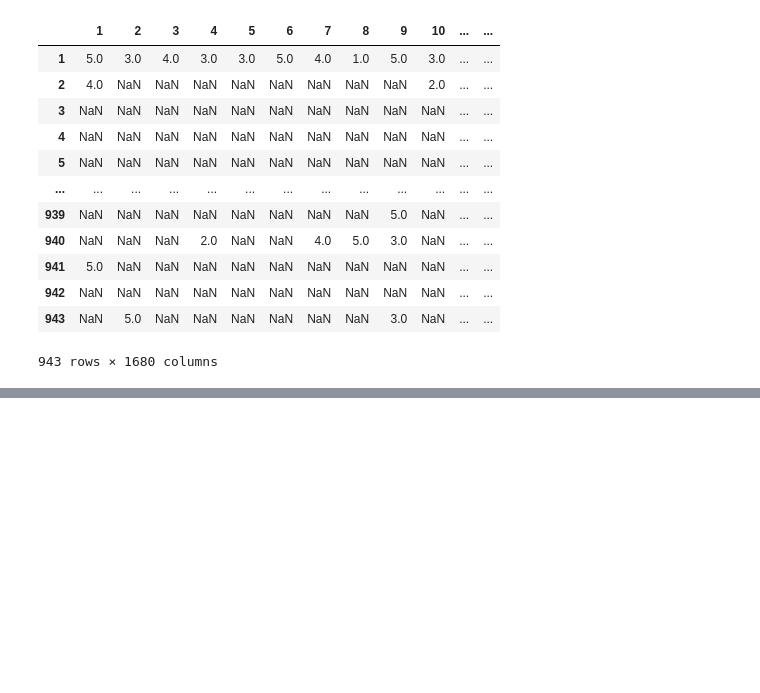
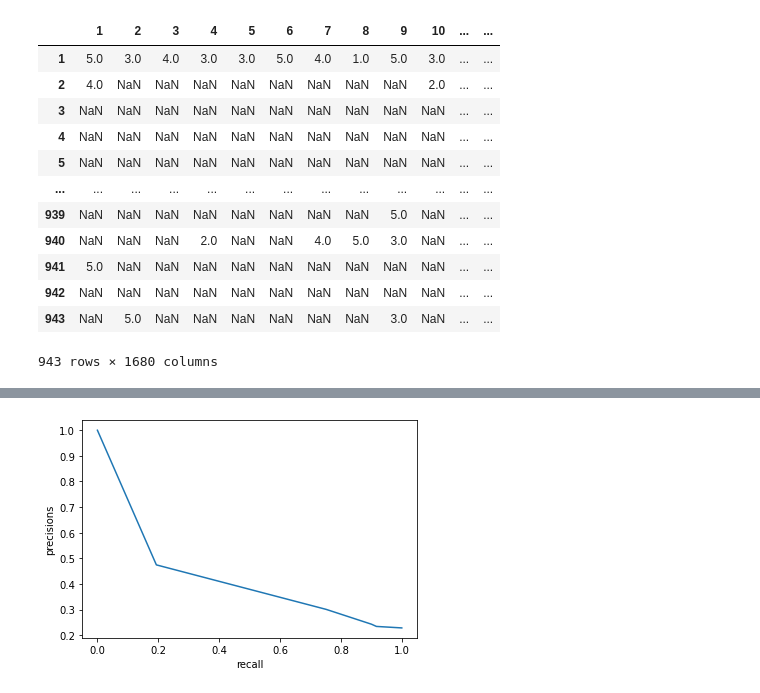
Before and after one commit to Xevenst/MovLensDataSet, a Jupyter notebook: itemBasedCF.ipynb, the cells around one changed output, grey strips where cells are left out. Cells and saved outputs as stored; diff of their text form; code cells hidden in the pictures; blank space fills up the shorter version.

```diff
--- a/itemBasedCF.ipynb
+++ b/itemBasedCF.ipynb
@@ -82,0 +119,7 @@ y
+# %%
+plt.plot(recalls,precisions)
+plt.ylabel("precisions")
+plt.xlabel("recall")
+plt.show()
+# %% [output]
+[figure, added]
```
Also changed, not shown: parts of 8 cells of this notebook, 2 other files.
